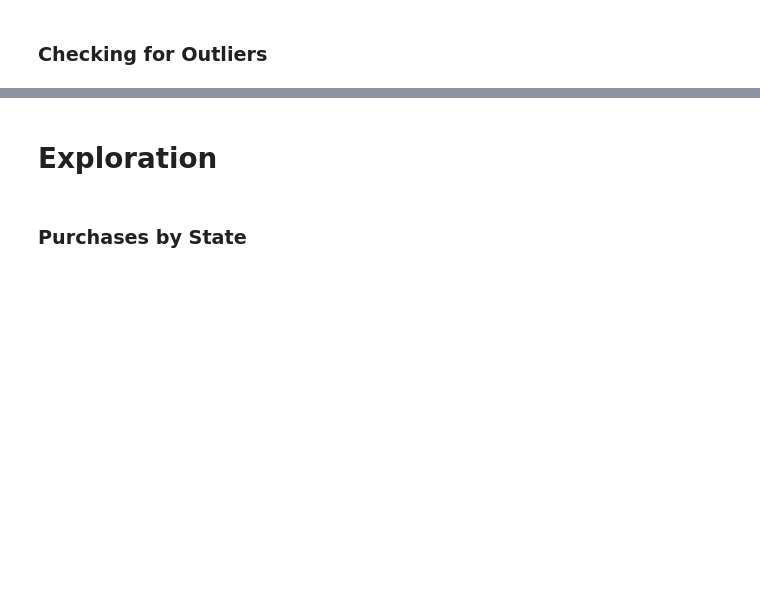
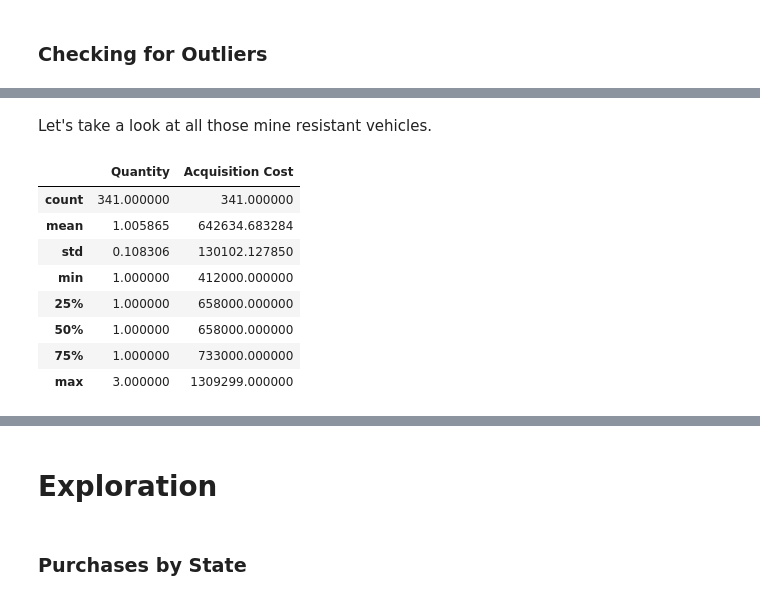
Before and after one commit to SimonCB765/VisiBull, a Jupyter notebook: visi-bull/pages/military_cops/Data/DataProcessing.ipynb, the cells around one changed output, grey strips where cells are left out. Cells and saved outputs as stored; diff of their text form; code cells hidden in the pictures; blank space fills up the shorter version.

```diff
--- a/visi-bull/pages/military_cops/Data/DataProcessing.ipynb
+++ b/visi-bull/pages/military_cops/Data/DataProcessing.ipynb
@@ -210,0 +320,14 @@ Looking at Cost and Quantity and UI to determine
+# %% [markdown]
+<p>Let's take a look at all those mine resistant vehicles.</p>
+# %%
+df.loc[df.loc[:, 'Item Name'] == 'MINE RESISTANT VEHICLE'].describe()
+# %% [output]
+|  | Quantity | Acquisition Cost |
+| count | 341.000000 | 341.000000 |
+| mean | 1.005865 | 642634.683284 |
+| std | 0.108306 | 130102.127850 |
+| min | 1.000000 | 412000.000000 |
+| 25% | 1.000000 | 658000.000000 |
+| 50% | 1.000000 | 658000.000000 |
+| 75% | 1.000000 | 733000.000000 |
+| max | 3.000000 | 1309299.000000 |
```
Also changed, not shown: parts of 22 cells of this notebook.
